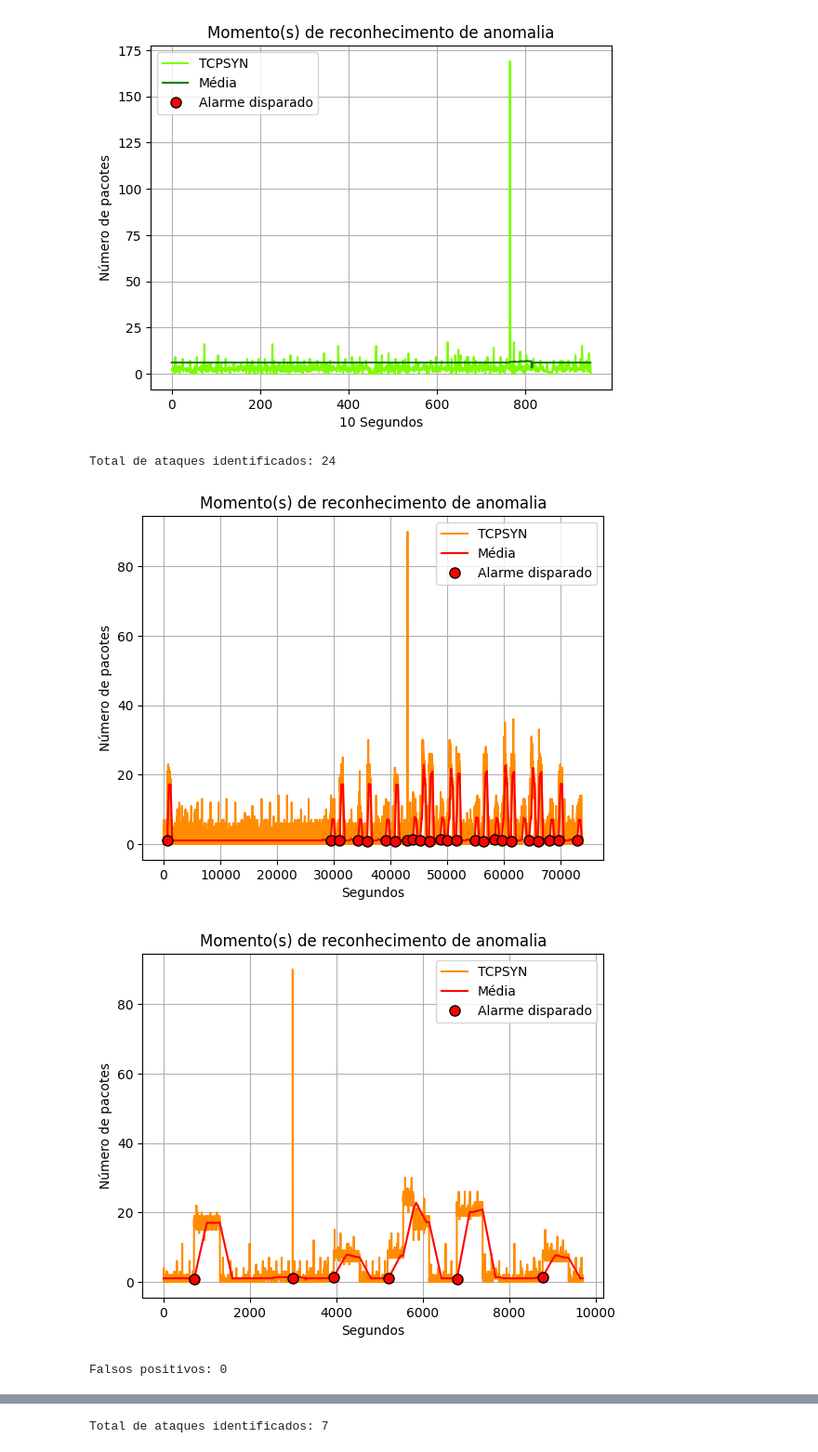
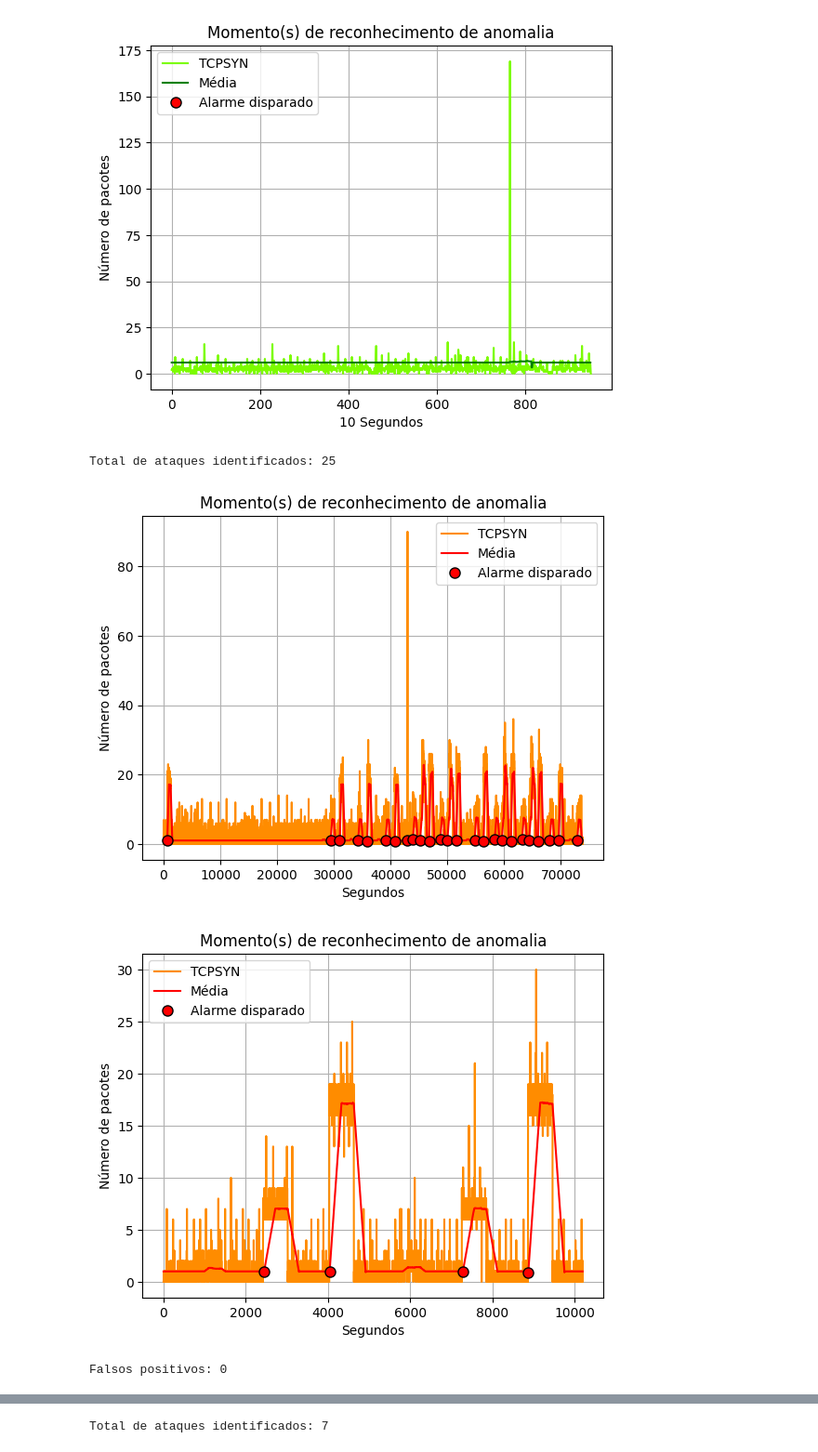
Before and after one commit to hflautert/AnomalyDetection, a Jupyter notebook: AnomaliaTCPSYN.ipynb, the cells around one changed output, grey strips where cells are left out. Shown at 93% size. Cells and saved outputs as stored; diff of their text form; code cells hidden in the pictures.

```diff
--- a/AnomaliaTCPSYN.ipynb
+++ b/AnomaliaTCPSYN.ipynb
@@ -133,31 +133,31 @@ Falsos positivos: 0
 # %%
 ## Para reaproveitamento das chamadas
 dados_normal=dados_normal_1s
 dados_ataque=dados_ataque_1s
 unidade_de_tempo='Segundos'
-delta=1.015
+delta=1.01
 intervalo=300
 taxa_minima=1
 
 ataques_reconhecidos,falsos_positivos,alarme_normal_pos,alarme_normal_val,alarme_ataque_pos,alarme_ataque_val,media_normal,media_ataque=fmm.aplica_modelo(dados_normal,dados_ataque,delta,intervalo,taxa_minima)
 
 print ("Total de ataques identificados:",ataques_reconhecidos)
 fmm.visualiza_alarmes(dados_ataque,alarme_ataque_pos,alarme_ataque_val,unidade_de_tempo,tipo_dos_pacotes,intervalo,'darkorange','r',media_ataque)
 # Recorte para aproximacao
-dados_ataque=dados_ataque[40000:50000]
+dados_ataque=dados_ataque[27000:37500]
 ataques_reconhecidos,falsos_positivos,alarme_normal_pos,alarme_normal_val,alarme_ataque_pos,alarme_ataque_val,media_normal,media_ataque=fmm.aplica_modelo(dados_normal,dados_ataque,delta,intervalo,taxa_minima)
 fmm.visualiza_alarmes(dados_ataque,alarme_ataque_pos,alarme_ataque_val,unidade_de_tempo,tipo_dos_pacotes,intervalo,'darkorange','r',media_ataque)
 
 print ("Falsos positivos:",falsos_positivos)
 fmm.visualiza_alarmes(dados_normal,alarme_normal_pos,alarme_normal_val,unidade_de_tempo,tipo_dos_pacotes,intervalo,'lawngreen','g',media_normal)
 # Recorte para aproximacao
 dados_normal=dados_normal[30000:35000]
 ataques_reconhecidos,falsos_positivos,alarme_normal_pos,alarme_normal_val,alarme_ataque_pos,alarme_ataque_val,media_normal,media_ataque=fmm.aplica_modelo(dados_normal,dados_ataque,delta,intervalo,taxa_minima)
 fmm.visualiza_alarmes(dados_normal,alarme_normal_pos,alarme_normal_val,unidade_de_tempo,tipo_dos_pacotes,intervalo,'lawngreen','g',media_normal)
 # %% [output]
-Total de ataques identificados: 24
+Total de ataques identificados: 25
-[figure, old version]
+[figure, new version]
-[figure, old version]
+[figure, new version]
 Falsos positivos: 0
 [figure]
 [figure]
```
Also changed, not shown: parts of 1 cell of this notebook.
